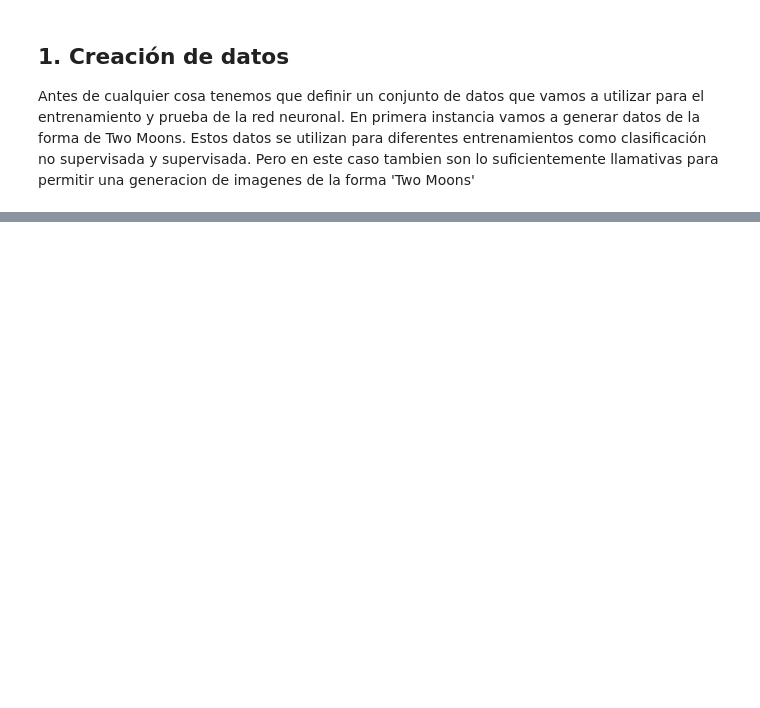
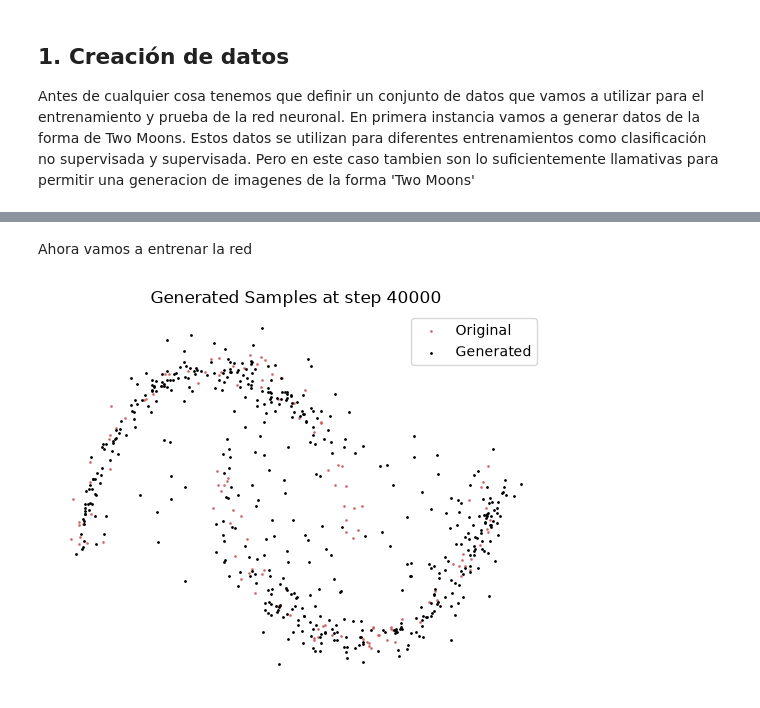
Before and after one commit to tomasSiSa18/TallerFlowMatching, a Jupyter notebook: PropuestaLabFlowMatching.ipynb, the cells around one changed output, grey strips where cells are left out. Cells and saved outputs as stored; diff of their text form; code cells hidden in the pictures; blank space fills up the shorter version.

```diff
--- a/PropuestaLabFlowMatching.ipynb
+++ b/PropuestaLabFlowMatching.ipynb
@@ -33,0 +347,63 @@ Antes de cualquier cosa tenemos que definir un conjunto de datos que vamos a uti
+# %% [markdown]
+Ahora vamos a entrenar la red
+# %%
+optimizer = torch.optim.AdamW(fm.parameters(), lr=1.e-4, weight_decay=1e-4)
+total_steps = 40_000
+generate_every = 100
+batch_size = 128
+losses = []
+
+fm.train()
+
+step = 0
+with tqdm(total=total_steps, desc="Training") as pbar:
+    while step < total_steps:
+        x, label = two_moons(batch_size)
+        x = x.to(device)  # Move data to device
+        loss = fm.compute_loss(x).mean()
+        loss.backward()
+        torch.nn.utils.clip_grad_norm_(fm.parameters(), max_norm=1.0)
+
+
+        optimizer.step()
+        optimizer.zero_grad()
+
+
+        pbar.set_postfix({
+                'Loss': f'{loss:.4f}',
+            })
+        pbar.update(1)
+        step += 1
+        losses.append(loss.detach())
+        if step % generate_every == 0:
+            print(f"\nGenerating samples at step {step}...")
+
+            samples = fm.sample(
+                num_samples=500,
+            ).detach().cpu().numpy()
+            clear_output(wait=True)
+            plt.scatter(
+                x[:,0].cpu().numpy(),
+                x[:,1].cpu().numpy(),
+                c='indianred',
+                s=1,
+                alpha=0.8,
+                label='Original'
+            )
+            plt.scatter(
+                samples[:,0],
+                samples[:,1],
+                c='k',
+                s=1,
+                label='Generated'
+            )
+            plt.legend()
+            plt.title(f'Generated Samples at step {step}')
+            plt.axis('off')
+
+            plt.show()
+            fm.velocity_net.train()
+
+    losses = torch.stack(losses)
+# %% [output]
+[figure, added]
```
Also changed, not shown: parts of 32 cells of this notebook, 1 other file.
